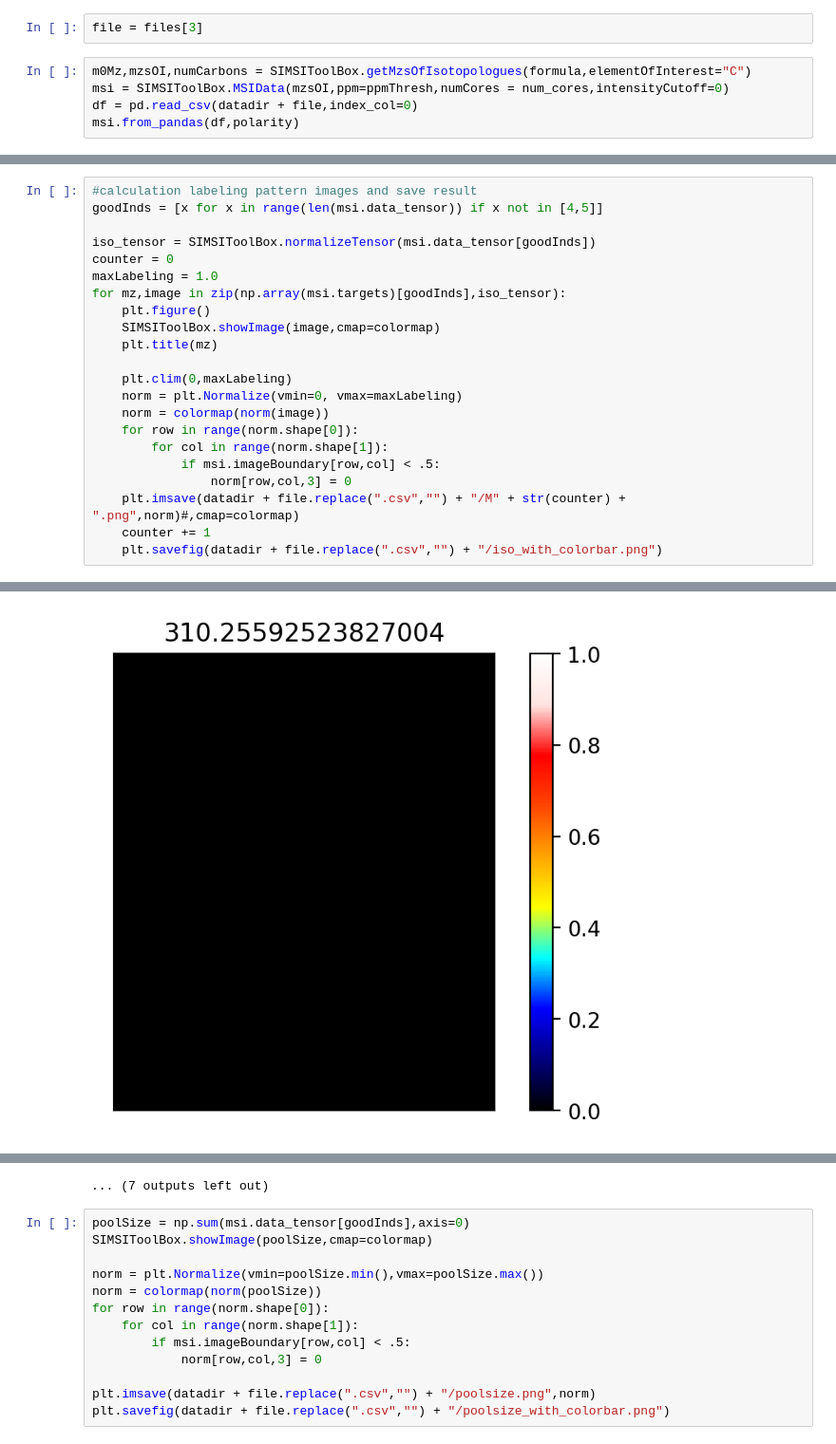
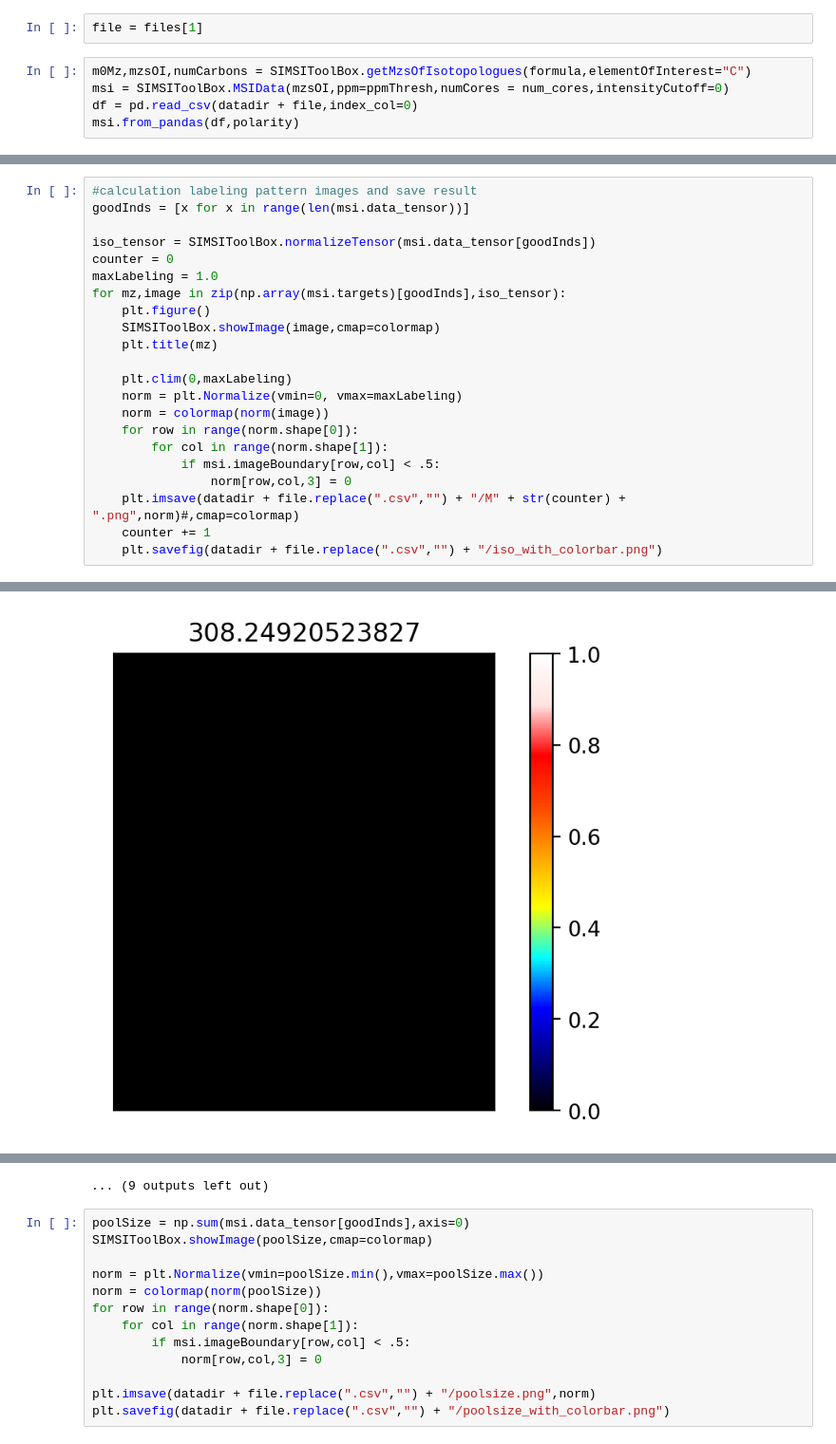
Before and after one commit to e-stan/imaging, a Jupyter notebook: notebooks/Figure5.ipynb, the cells around one changed output, grey strips where cells are left out. Shown at 95% size. Cells and saved outputs as stored; diff of their text form.

Commit message:
updated figures

```diff
--- a/notebooks/Figure5.ipynb
+++ b/notebooks/Figure5.ipynb
@@ -50,7 +50,7 @@ files
  '20210301_02_90w115h_13CnontumorBrain5_02824A_01 02824A_1.csv',
  '20210301_02_90w115h_13CnontumorBrain5_02824A_01 02824A_1_C20H31O2.csv']
 # %%
-file = files[3]
+file = files[1]
 # %%
 m0Mz,mzsOI,numCarbons = SIMSIToolBox.getMzsOfIsotopologues(formula,elementOfInterest="C")
 msi = SIMSIToolBox.MSIData(mzsOI,ppm=ppmThresh,numCores = num_cores,intensityCutoff=0)
@@ -61,6 +63,6 @@ os.mkdir(datadir + file.replace(".csv","/"))
 # %%
 #calculation labeling pattern images and save result
-goodInds = [x for x in range(len(msi.data_tensor)) if x not in [4,5]]
+goodInds = [x for x in range(len(msi.data_tensor))]
 
 iso_tensor = SIMSIToolBox.normalizeTensor(msi.data_tensor[goodInds])
 counter = 0
@@ -89 +91 @@ for mz,image in zip(np.array(msi.targets)[goodInds],iso_tensor):
-[figure, old version]
+[figure, new version]
@@ -96,4 +98,4 @@ for mz,image in zip(np.array(msi.targets)[goodInds],iso_tensor):
-... (7 outputs left out)
+... (9 outputs left out)
 # %%
 poolSize = np.sum(msi.data_tensor[goodInds],axis=0)
 SIMSIToolBox.showImage(poolSize,cmap=colormap)
```
Also changed, not shown: parts of 5 cells of this notebook, 1 other file.
